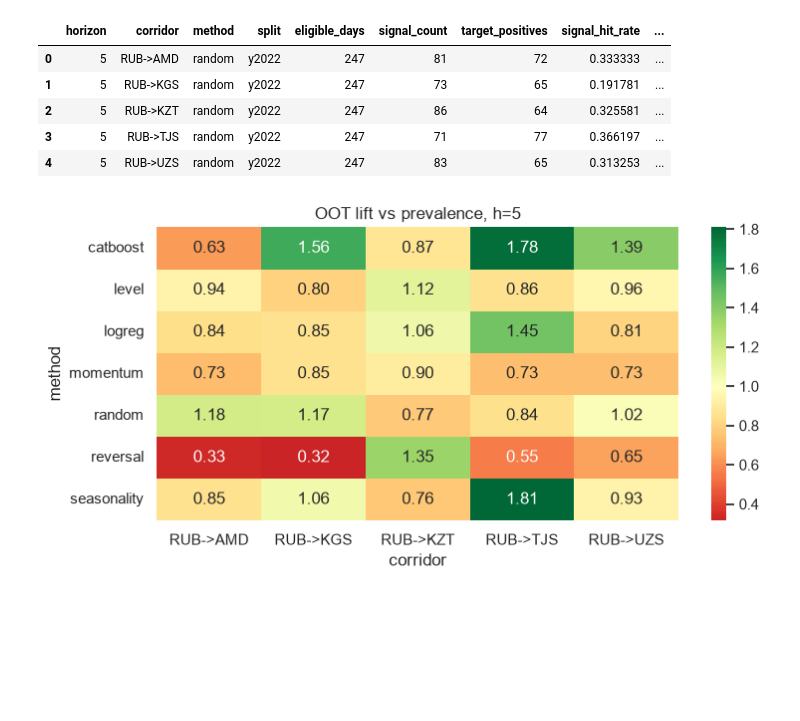
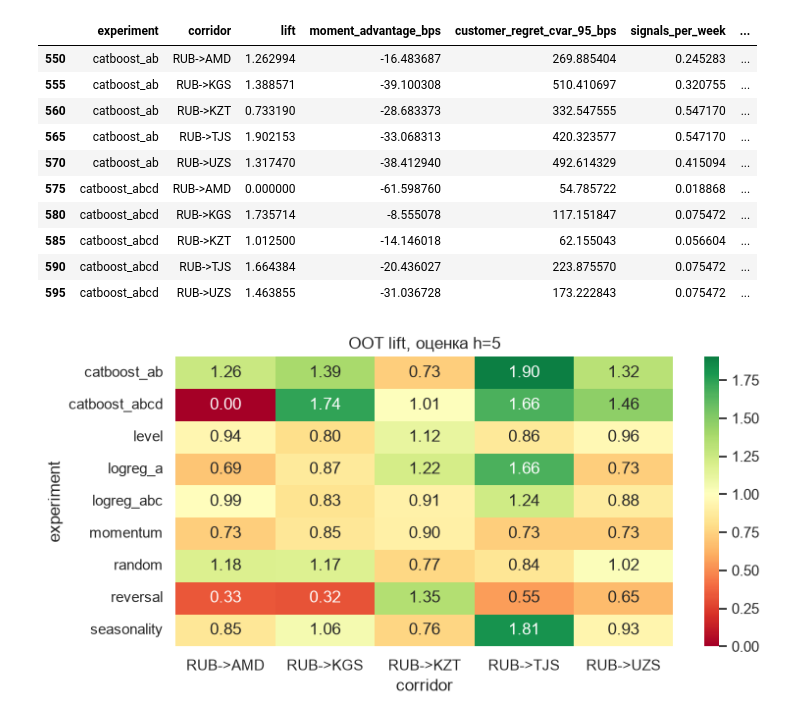
Before and after one commit to kostkornilov/fx-signals, a Jupyter notebook: notebooks/10_ml_oot.ipynb, the cells around one changed output. Drawn from its saved outputs; the diff is of its cells as text; code cells hidden in the pictures; blank space fills up the shorter version.

```diff
--- a/notebooks/10_ml_oot.ipynb
+++ b/notebooks/10_ml_oot.ipynb
@@ -5,27 +5,36 @@
 # %%
 from pathlib import Path
 
+import matplotlib.pyplot as plt
 import pandas as pd
 import seaborn as sns
-import matplotlib.pyplot as plt
 
 sns.set_theme(style='whitegrid')
 ROOT = Path('..') if Path.cwd().name == 'notebooks' else Path('.')
 summary = pd.read_csv(ROOT / 'reports/tables/ml_summary.csv')
-summary.head()
+metrics = [
+    'lift', 'moment_advantage_bps', 'customer_regret_cvar_95_bps',
+    'signals_per_week', 'lift_at_risk', 'cluster_rate',
+]
+oot = summary[(summary.fold == 'oot') & (summary.evaluation_horizon == 5)]
+oot[['experiment', 'corridor', *metrics]].head(10)
 # %% [output]
-|  | horizon | corridor | method | split | eligible_days | signal_count | target_positives | signal_hit_rate | ... |
-| 0 | 5 | RUB->AMD | random | y2022 | 247 | 81 | 72 | 0.333333 | ... |
-| 1 | 5 | RUB->KGS | random | y2022 | 247 | 73 | 65 | 0.191781 | ... |
-| 2 | 5 | RUB->KZT | random | y2022 | 247 | 86 | 64 | 0.325581 | ... |
-| 3 | 5 | RUB->TJS | random | y2022 | 247 | 71 | 77 | 0.366197 | ... |
-| 4 | 5 | RUB->UZS | random | y2022 | 247 | 83 | 65 | 0.313253 | ... |
+|  | experiment | corridor | lift | moment_advantage_bps | customer_regret_cvar_95_bps | signals_per_week | ... |
+| 550 | catboost_ab | RUB->AMD | 1.262994 | -16.483687 | 269.885404 | 0.245283 | ... |
+| 555 | catboost_ab | RUB->KGS | 1.388571 | -39.100308 | 510.410697 | 0.320755 | ... |
+| 560 | catboost_ab | RUB->KZT | 0.733190 | -28.683373 | 332.547555 | 0.547170 | ... |
+| 565 | catboost_ab | RUB->TJS | 1.902153 | -33.068313 | 420.323577 | 0.547170 | ... |
+| 570 | catboost_ab | RUB->UZS | 1.317470 | -38.412940 | 492.614329 | 0.415094 | ... |
+| 575 | catboost_abcd | RUB->AMD | 0.000000 | -61.598760 | 54.785722 | 0.018868 | ... |
+| 580 | catboost_abcd | RUB->KGS | 1.735714 | -8.555078 | 117.151847 | 0.075472 | ... |
+| 585 | catboost_abcd | RUB->KZT | 1.012500 | -14.146018 | 62.155043 | 0.056604 | ... |
+| 590 | catboost_abcd | RUB->TJS | 1.664384 | -20.436027 | 223.875570 | 0.075472 | ... |
+| 595 | catboost_abcd | RUB->UZS | 1.463855 | -31.036728 | 173.222843 | 0.075472 | ... |
 # %%
-oot = summary[summary['split'] == 'oot'].copy()
-pivot = oot.pivot_table(index='method', columns='corridor', values='lift', aggfunc='mean')
+pivot = oot.pivot_table(index='experiment', columns='corridor', values='lift', aggfunc='mean')
 plt.figure(figsize=(8, 4))
 sns.heatmap(pivot, annot=True, fmt='.2f', cmap='RdYlGn', center=1.0)
-plt.title('OOT lift vs prevalence, h=5')
+plt.title('OOT lift, оценка h=5')
 plt.tight_layout()
 # %% [output]
-[figure, old version]
+[figure, new version]
```
Also changed, not shown: parts of 3 cells of this notebook, 40 other files.
